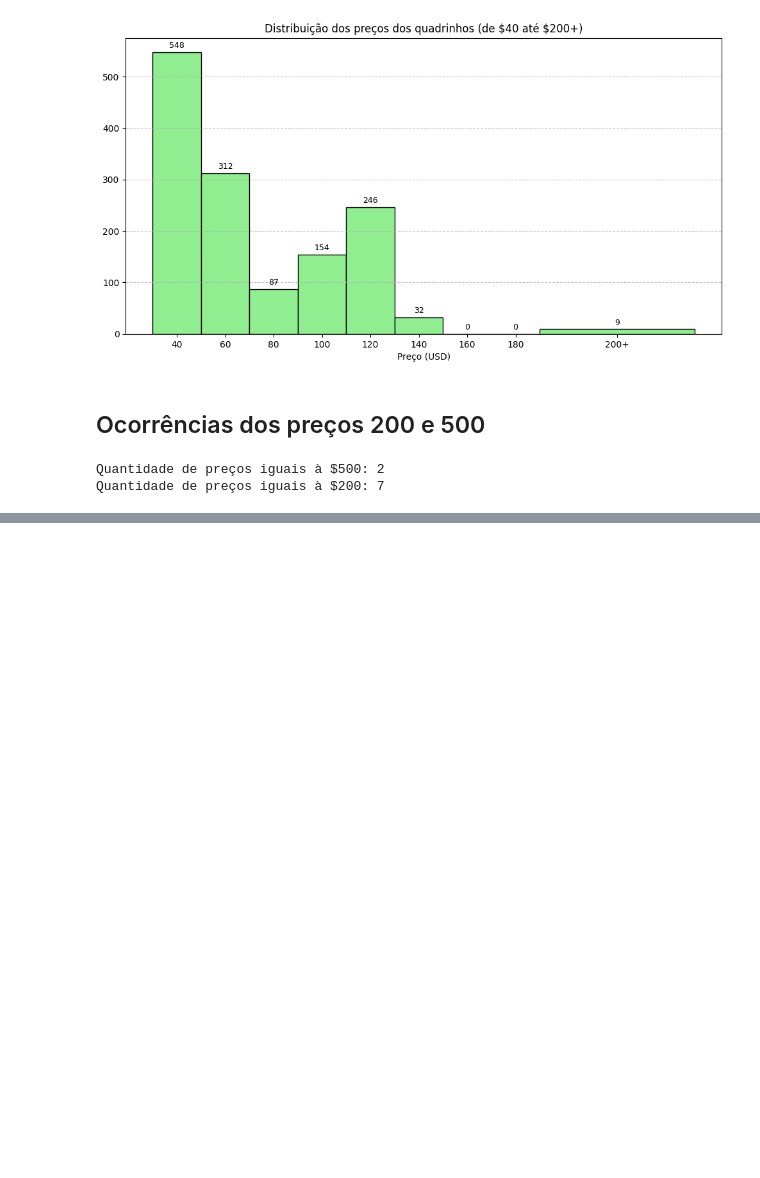
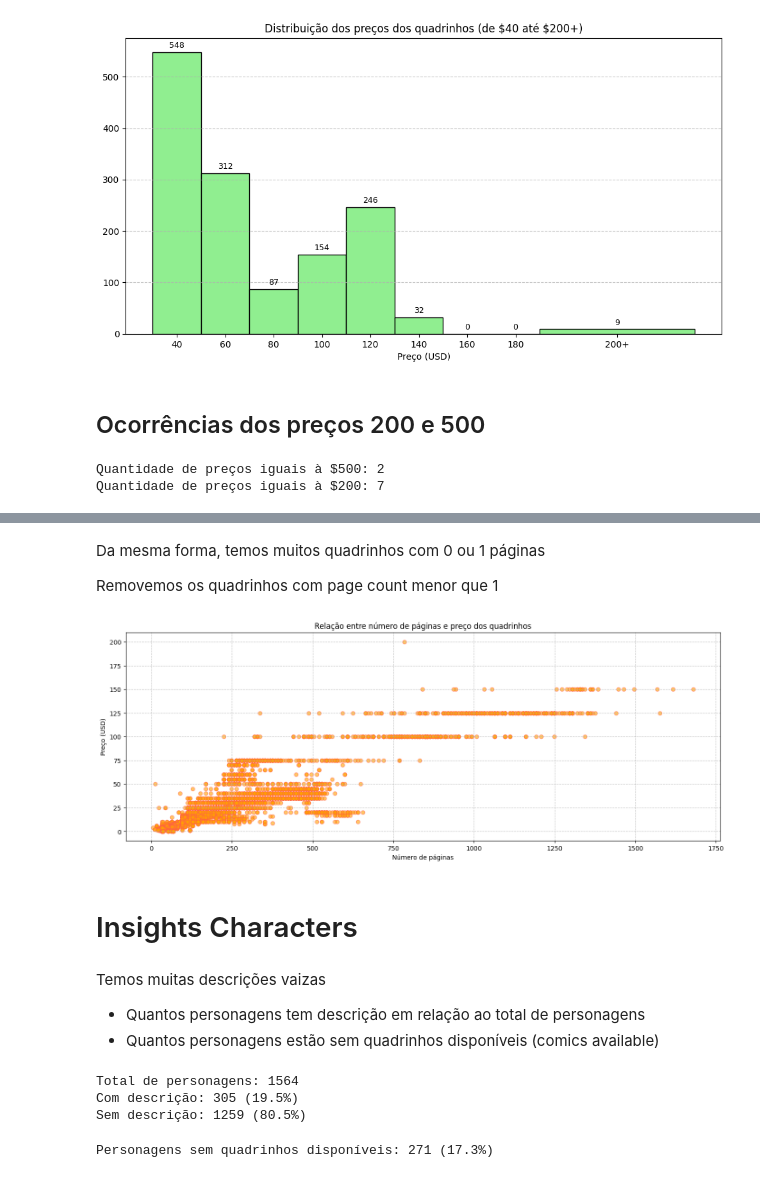
Before and after one commit to rhaagsma/Projeto_Final_Marvel, a Jupyter notebook: InsightsPreçosComics.ipynb, the cells around one changed output, grey strips where cells are left out. Saved outputs shown, nothing was run; the diff lists cells and outputs as text; code cells hidden in the pictures; blank space fills up the shorter version.

```diff
--- a/InsightsPreçosComics.ipynb
+++ b/InsightsPreçosComics.ipynb
@@ -183,0 +183,46 @@ plt.show()
+# %% [markdown]
+Da mesma forma, temos muitos quadrinhos com 0 ou 1 páginas
+
+Removemos os quadrinhos com page count menor que 1
+# %%
+df_validos = df[(df['pageCount'] > 1) & (df['price'] > 0)]
+
+plt.figure(figsize=(17, 6))
+plt.scatter(df_validos['pageCount'], df_validos['price'], alpha=0.6, color='orange', edgecolors='tomato')
+plt.title("Relação entre número de páginas e preço dos quadrinhos")
+plt.xlabel("Número de páginas")
+plt.ylabel("Preço (USD)")
+plt.grid(True, linestyle='--', alpha=0.7)
+plt.show()
+# %% [output]
+[figure, added]
+# %% [markdown]
+# Insights Characters
+# %% [markdown]
+Temos muitas descrições vaizas
+- Quantos personagens tem descrição em relação ao total de personagens
+- Quantos personagens estão sem quadrinhos disponíveis (comics available)
+# %%
+con = sqlite3.connect('banco.db')
+# Carregar dados da tabela Characters
+df_characters = pd.read_sql_query("SELECT name, description, comics_available FROM characters", con)
+con.close()
+
+total_personagens = df_characters.shape[0]
+
+com_descricao = df_characters[df_characters['description'].str.strip() != ''].shape[0]
+sem_descricao = total_personagens - com_descricao
+
+print(f"Total de personagens: {total_personagens}")
+print(f"Com descrição: {com_descricao} ({com_descricao / total_personagens:.1%})")
+print(f"Sem descrição: {sem_descricao} ({sem_descricao / total_personagens:.1%})")
+# %% [output]
+Total de personagens: 1564
+Com descrição: 305 (19.5%)
+Sem descrição: 1259 (80.5%)
+# %%
+sem_quadrinhos = df_characters[df_characters['comics_available'] == 0].shape[0]
+
+print(f"Personagens sem quadrinhos disponíveis: {sem_quadrinhos} ({sem_quadrinhos / total_personagens:.1%})")
+# %% [output]
+Personagens sem quadrinhos disponíveis: 271 (17.3%)
```
Also changed, not shown: parts of 10 cells of this notebook.
